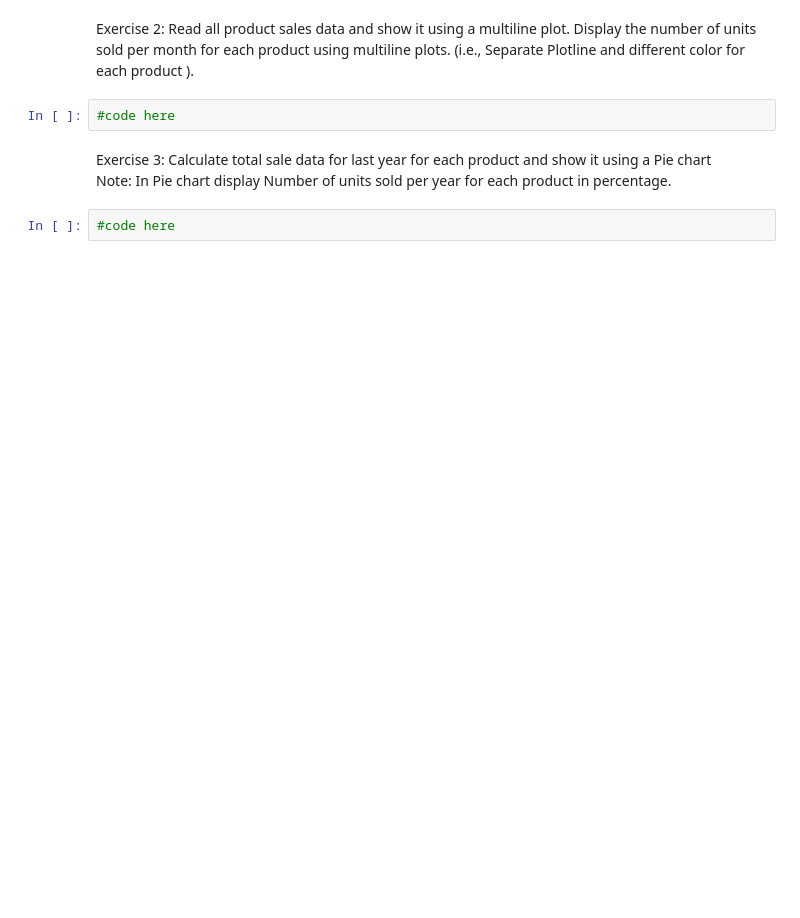
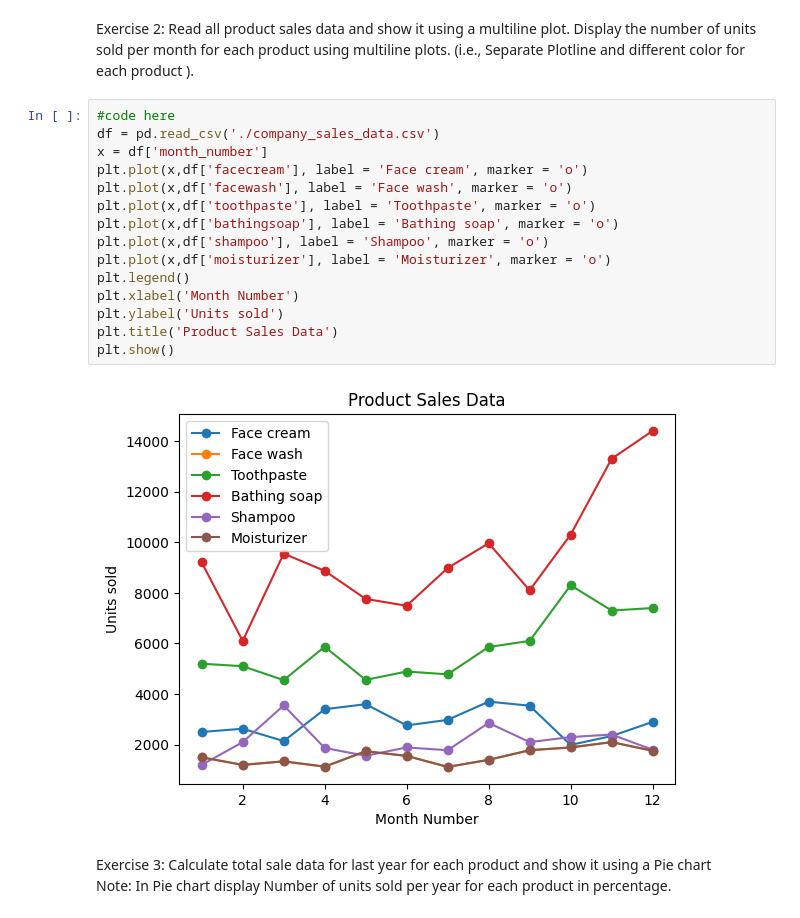
Before and after one commit to Aakritic28/Speech-Emotion-Recognition-SoC, a Jupyter notebook: week1/Matplotlib_and_pandas.ipynb, the cells around one changed output. Cells and saved outputs as stored; diff of their text form; blank space fills up the shorter version.

```diff
--- a/week1/Matplotlib_and_pandas.ipynb
+++ b/week1/Matplotlib_and_pandas.ipynb
@@ -22,10 +33,23 @@ Line width should be 3
 # %% [markdown]
 Exercise 2: Read all product sales data and show it  using a multiline plot.
  Display the number of units sold per month for each product using multiline plots. (i.e., Separate Plotline and different color for each product ).
-# %%
-#code here
+# %%
+#code here
+df = pd.read_csv('./company_sales_data.csv')
+x = df['month_number']
+plt.plot(x,df['facecream'], label = 'Face cream', marker = 'o')
+plt.plot(x,df['facewash'], label = 'Face wash', marker = 'o')
+plt.plot(x,df['toothpaste'], label = 'Toothpaste', marker = 'o')
+plt.plot(x,df['bathingsoap'], label = 'Bathing soap', marker = 'o')
+plt.plot(x,df['shampoo'], label = 'Shampoo', marker = 'o')
+plt.plot(x,df['moisturizer'], label = 'Moisturizer', marker = 'o')
+plt.legend()
+plt.xlabel('Month Number')
+plt.ylabel('Units sold')
+plt.title('Product Sales Data')
+plt.show()
+# %% [output]
+[figure, added]
 # %% [markdown]
 Exercise 3: Calculate total sale data for last year for each product and show it using a Pie chart
 Note: In Pie chart display Number of units sold per year for each product in percentage.
-# %%
-#code here
```
Also changed, not shown: parts of 4 cells of this notebook, 2 other files.
